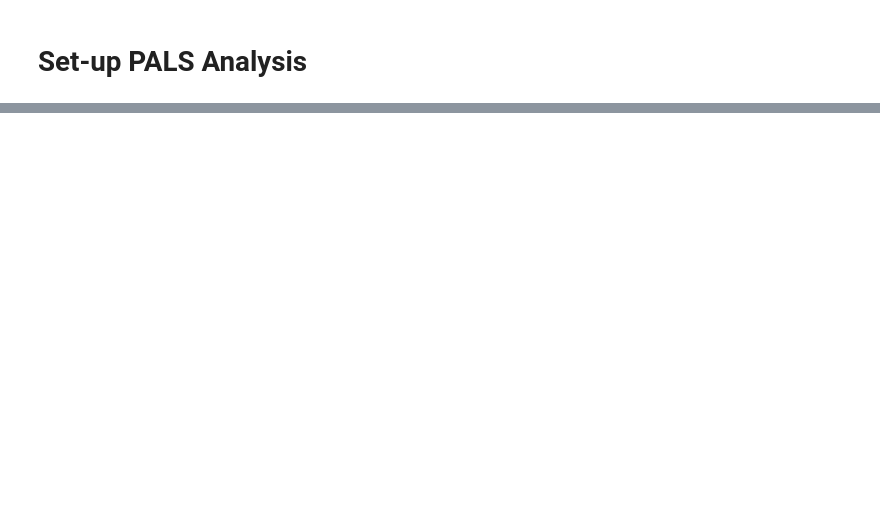
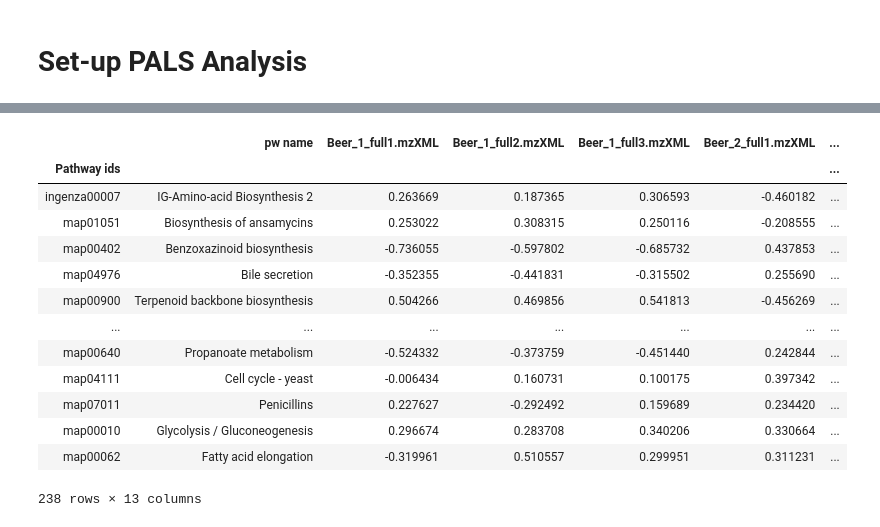
Before and after one commit to glasgowcompbio/PALS, a Jupyter notebook: notebooks/pals_demo.ipynb, the cells around one changed output, grey strips where cells are left out. Drawn from its saved outputs; the diff is of its cells as text; code cells hidden in the pictures; blank space fills up the shorter version.

```diff
--- a/notebooks/pals_demo.ipynb
+++ b/notebooks/pals_demo.ipynb
@@ -43,2 +80,23 @@ import pandas as pd
+# %%
+experiment_design = {
+    'groups': {
+        'beer1': ['Beer_1_full1.mzXML', 'Beer_1_full2.mzXML', 'Beer_1_full3.mzXML'],
+        'beer2': ['Beer_2_full1.mzXML', 'Beer_2_full2.mzXML', 'Beer_2_full3.mzXML'],
+        'beer3': ['Beer_3_full1.mzXML', 'Beer_3_full2.mzXML', 'Beer_3_full3.mzXML'],
+        'beer4': ['Beer_4_full1.mzXML', 'Beer_4_full2.mzXML', 'Beer_4_full3.mzXML'],
+    },
+    'comparisons': [
+        {
+            'name': 'beer1/beer2',
+            'case': 'beer1',
+            'control': 'beer2'
+        },
+        {
+            'name': 'beer3/beer4',
+            'case': 'beer3',
+            'control': 'beer4'
+        },
+    ]
+}
 # %% [markdown]
 # Set-up PALS Analysis
@@ -49,2 +102,0 @@ plage_analysis = PlageAnalysis(analysis)
-# %%
-int_df = plage_analysis.construct_peak_int_df()
@@ -77,0 +103,2 @@ display(pw_df.head(5))
+# %%
+ds = DataSource(int_df, formula_df, experiment_design, database_name='kegg')
@@ -77,0 +109,4 @@ display(pw_df.head(5))
+# %%
+activity_df = pals.get_plage_activity_df()
+activity_df
+# %% [output]
@@ -77,0 +117,14 @@ display(pw_df.head(5))
+|  | pw name | Beer_1_full1.mzXML | Beer_1_full2.mzXML | Beer_1_full3.mzXML | Beer_2_full1.mzXML | ... |
+| Pathway ids |  |  |  |  |  | ... |
+| ingenza00007 | IG-Amino-acid Biosynthesis 2 | 0.263669 | 0.187365 | 0.306593 | -0.460182 | ... |
+| map01051 | Biosynthesis of ansamycins | 0.253022 | 0.308315 | 0.250116 | -0.208555 | ... |
+| map00402 | Benzoxazinoid biosynthesis | -0.736055 | -0.597802 | -0.685732 | 0.437853 | ... |
+| map04976 | Bile secretion | -0.352355 | -0.441831 | -0.315502 | 0.255690 | ... |
+| map00900 | Terpenoid backbone biosynthesis | 0.504266 | 0.469856 | 0.541813 | -0.456269 | ... |
+| ... | ... | ... | ... | ... | ... | ... |
+| map00640 | Propanoate metabolism | -0.524332 | -0.373759 | -0.451440 | 0.242844 | ... |
+| map04111 | Cell cycle - yeast | -0.006434 | 0.160731 | 0.100175 | 0.397342 | ... |
+| map07011 | Penicillins | 0.227627 | -0.292492 | 0.159689 | 0.234420 | ... |
+| map00010 | Glycolysis / Gluconeogenesis | 0.296674 | 0.283708 | 0.340206 | 0.330664 | ... |
+| map00062 | Fatty acid elongation | -0.319961 | 0.510557 | 0.299951 | 0.311231 | ... |
+238 rows × 13 columns
```
Also changed, not shown: parts of 29 cells of this notebook, 8 other files.
